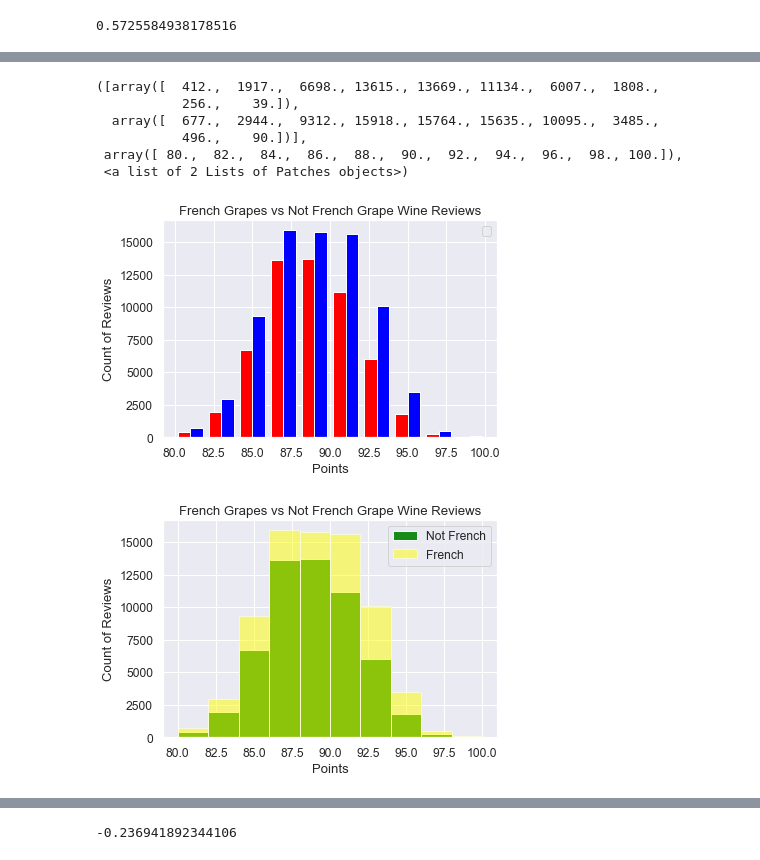
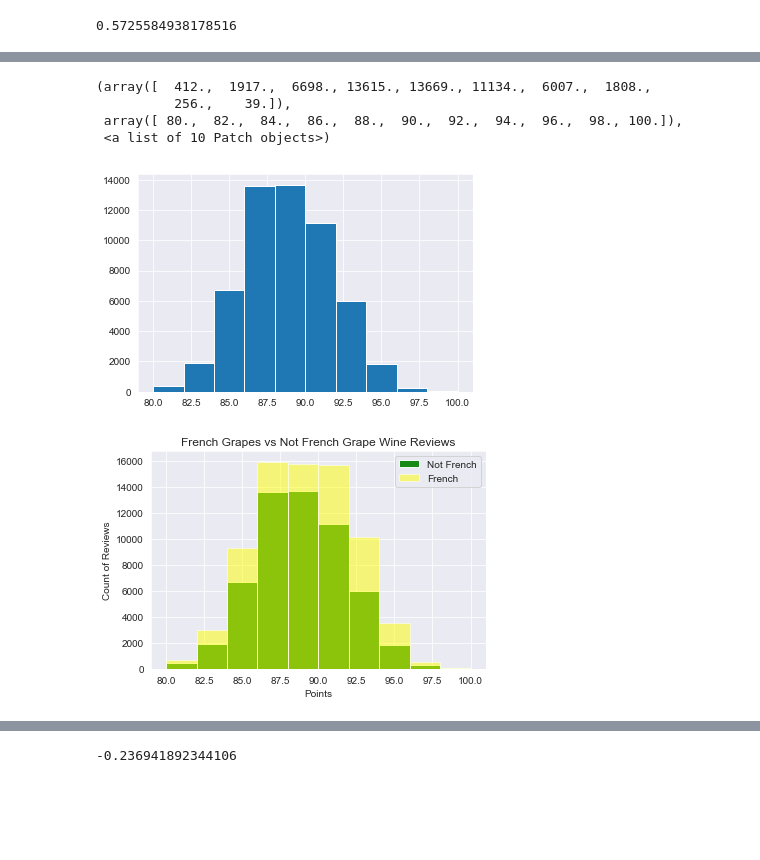
Before and after one commit to loisr/WineReviews, a Jupyter notebook: WIne Reiviews Data Visualization.ipynb, the cells around one changed output, grey strips where cells are left out. Cells and saved outputs as stored; diff of their text form; code cells hidden in the pictures; blank space fills up the shorter version.

Commit message:
clean up code and start looking at cheap wines

```diff
--- a/WIne Reiviews Data Visualization.ipynb
+++ b/WIne Reiviews Data Visualization.ipynb
@@ -75,8 +70,0 @@ plt.show()
-# %%
-sns.set()
-sns.set_context("notebook", font_scale=1.1, rc={"lines.linewidth": 2.5})
-sns.set_palette("colorblind")
-sax = sns.countplot(x=s[:15], order = s.value_counts(ascending=False).index)
-sax.set(xlabel='Wine Varieties', ylabel='Frequency of Values')
-plt.xticks(rotation=90)
-plt.show()
@@ -245,30 +231,23 @@ plt.hist(notFrench.points)
+# %%
+#graph count of reviews of not french grapes
+plt.hist(notFrench.points)
+# %% [output]
+(array([  412.,  1917.,  6698., 13615., 13669., 11134.,  6007.,  1808.,
+          256.,    39.]),
+ array([ 80.,  82.,  84.,  86.,  88.,  90.,  92.,  94.,  96.,  98., 100.]),
+ <a list of 10 Patch objects>)
+[figure, added]
 # %%
+#graph the 2 histograms from above on top of eachother with better lables
 legend = ['Not French', 'French']
 reviews_french = frenchWine.points
 reviews_not_french = notFrench.points
 plt.title('French Grapes vs Not French Grape Wine Reviews')
 plt.xlabel('Points')
 plt.ylabel('Count of Reviews')
-plt.legend(legend)
-plt.hist([reviews_not_french, reviews_french], color = ['red', 'blue'])
+plt.hist(reviews_not_french, alpha=0.9, color = "green")
+plt.hist(reviews_french, alpha=0.5, color = "yellow")
+plt.legend(legend, loc='upper right')
+plt.show()
 # %% [output]
-([array([  412.,  1917.,  6698., 13615., 13669., 11134.,  6007.,  1808.,
-           256.,    39.]),
-  array([  677.,  2944.,  9312., 15918., 15764., 15635., 10095.,  3485.,
-           496.,    90.])],
- array([ 80.,  82.,  84.,  86.,  88.,  90.,  92.,  94.,  96.,  98., 100.]),
- <a list of 2 Lists of Patches objects>)
-[figure, old version]
+[figure, new version]
-# %%
-legend = ['Not French', 'French']
-reviews_french = frenchWine.points
-reviews_not_french = notFrench.points
-plt.title('French Grapes vs Not French Grape Wine Reviews')
-plt.xlabel('Points')
-plt.ylabel('Count of Reviews')
-plt.hist(reviews_not_french, alpha=0.9, color = "green")
-plt.hist(reviews_french, alpha=0.5, color = "yellow")
-plt.legend(legend, loc='upper right')
-plt.show()
-# %% [output]
-[figure, removed]
```
Also changed, not shown: parts of 85 cells of this notebook.
